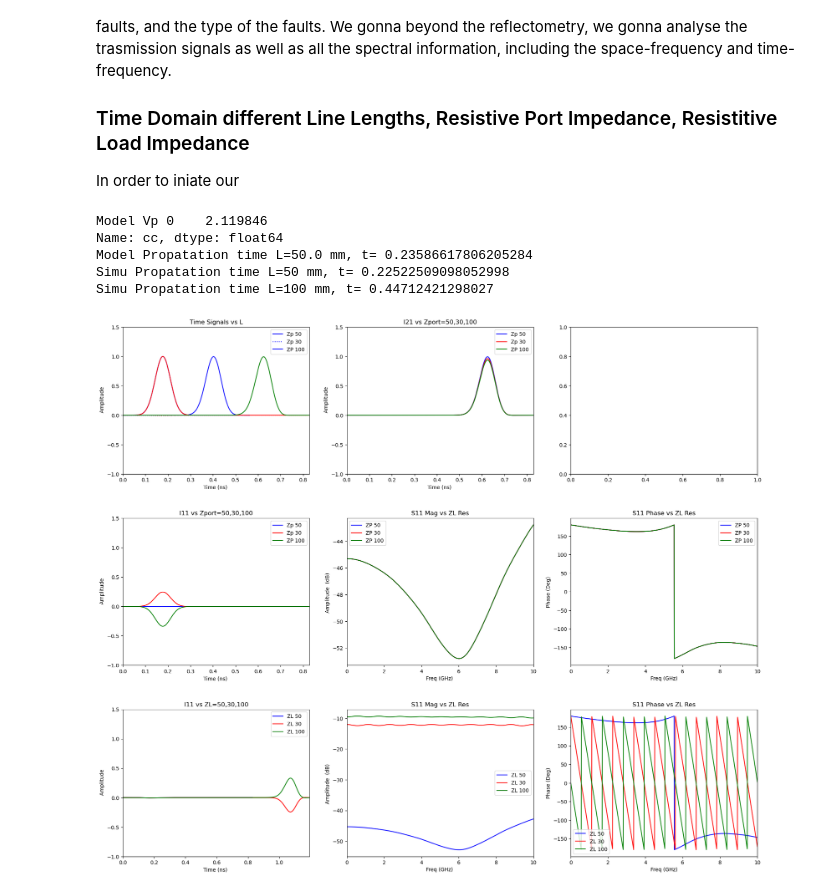
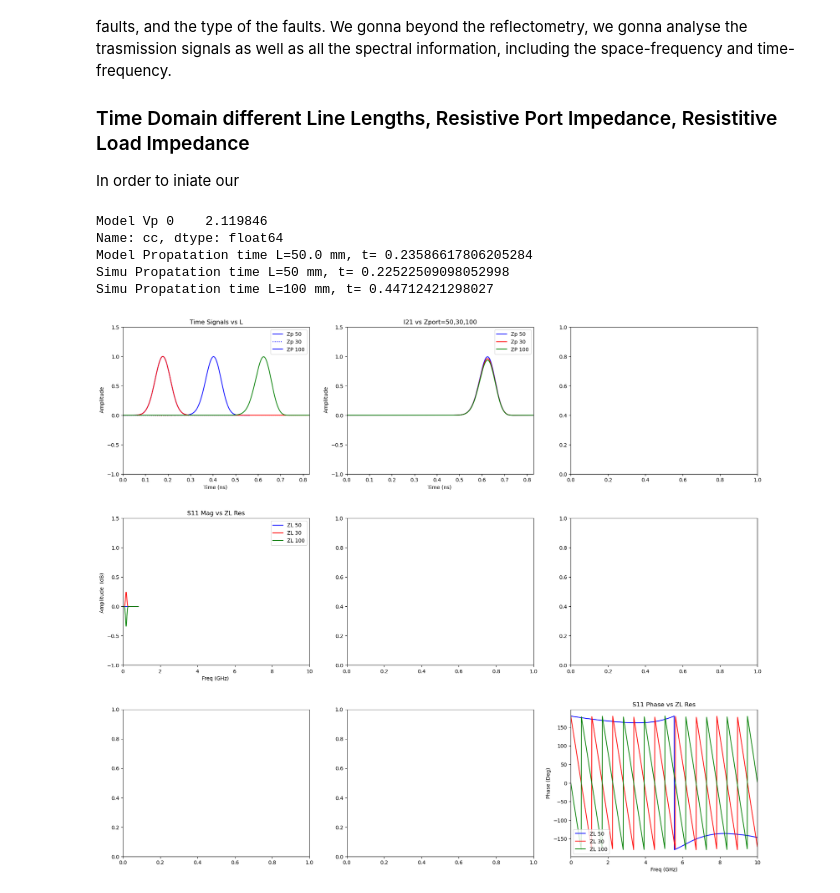
Before and after one commit to andrevsl/SpectralBook, a Jupyter notebook: ChapterAntenna.ipynb, the cells around one changed output. Saved outputs shown, nothing was run; the diff lists cells and outputs as text; code cells hidden in the pictures.

```diff
--- a/ChapterAntenna.ipynb
+++ b/ChapterAntenna.ipynb
@@ -74,14 +287,16 @@ In order to iniate our
 # TIME Domain
 from skrf.media import MLine
 import skrf as rf
-from bookfuncs.readCSTFiles import readCSTTDFiles,readCSTTDFilesZLres,readCSTSparZpZLres
-from bookfuncs.simuParams import SimuParam
-from bookfuncs.plotfunc import plot1DTparametric,plot1DS,plot1DSparametric,S1d,plot2DTparametric,plot1DSparametricUwrap,plot2DSparametricMagdB,plot2DSparametricPhase
-from bookfuncs.plotfunc import pplot2DSparametricMag
-from numpy import exp, sqrt, cos, sin, log,log10, pi,abs, angle, tanh
+import sys
+import os
+sys.path.append('H:\Meu Drive\SocieForParaOPlay')
+from SpectralBook.bookfuncs.readCSTFiles import readCSTTDFiles,readCSTTDFilesZLres,readCSTSparZpZLres
+from SpectralBook.bookfuncs.simuParams import SimuParam
+from SpectralBook.bookfuncs.plotfunc import plot1DTparametric,plot1DS,plot1DSparametric,S1d,plot2DTparametric,plot1DSparametricUwrap,plot2DSparametricMagdB,plot2DSparametricPhase
+from SpectralBook.bookfuncs.plotfunc import plot2DSparametricMag
+from numpy import exp, sqrt, cos, sin, log,log10, pi,abs, angle, tanh, loadtxt
 import numpy as np
 import matplotlib.pyplot as plt
-from numpy import loadtxt
 import warnings
 warnings.filterwarnings('ignore')
 
@@ -121,9 +336,12 @@ fig.tight_layout()
 p1=0
 p2=0
 plot2DTparametric(axt,TDL50['t']*1e-9,
-                                (p1,p2,[TDL50['t'].min(),TDL50['t'].max()],[-1,1.5],TDL50['I1'],"Time Signals vs L",'b','-'),
-                                (p1,p2,[TDL50['t'].min(),TDL50['t'].max()],[-1,1.5],TDL50['I11'],"Time Signals vs L",'b',':'),
-                                (p1,p2,[TDL50['t'].min(),TDL50['t'].max()],[-1,1.5],TDL50['I21'],"Time Signals vs L",'b','-'),
+                                (p1,p2,[TDL50['t'].min(),TDL50['t'].max()],[-1,1.5],
+                                 TDL50['I1'],"Time Signals vs L",'b','-'),
+                                (p1,p2,[TDL50['t'].min(),TDL50['t'].max()],[-1,1.5],TDL50['I11'],
+                                 "Time Signals vs L",'b',':'),
+                                (p1,p2,[TDL50['t'].min(),TDL50['t'].max()],[-1,1.5],TDL50['I21'],
+                                 "Time Signals vs L",'b','-'),
 
                 )
 plot2DTparametric(axt,TDL100['t']*1e-9,
@@ -154,79 +372,31 @@ plot2DTparametric(axt,TDL100['t']*1e-9,
 
                    )
 axt[p1,p2].legend(['Zp 50','Zp 30','ZP 100'])
 
 
-## I1 Diffents Load Impedances
-# plot2DTparametric(axt,TDL100ZLres50['t']*1e-9,
-#                                 (0,2,[TDL100ZLres50['t'].min(),TDL100ZLres50['t'].max()],[-1,1.5],TDL100ZLres50['I1'],"I1 vs Zport=50,30,100",'b','-')
-
-#                    )
-# plot2DTparametric(axt,TDL100ZLres30['t']*1e-9,
-#                                 (0,2,[TDL100ZLres30['t'].min(),TDL100ZLres30['t'].max()],[-1,1.5],TDL100ZLres30['I1'],"I1 vs Zport=50,30,100",'r','-'),
-#                                 (0,2,[TDL100ZLres100['t'].min(),TDL100ZLres100['t'].max()],[-1,1.5],TDL100ZLres100['I1'],"I1 vs Zport=50,30,100",'g','-'),
-
-#                    )
-# axt[0,2].legend(['Zp 50','Zp 30','ZP 100'])
-## I11 Diffents Load Impedances
-p1=2
-p2=0
-plot2DTparametric(axt,TDL100ZLres50['t']*1e-9,
-                                (p1,p2,[TDL100ZLres50['t'].min(),TDL100ZLres50['t'].max()],[-1,1.5],TDL100ZLres50['I11'],"I11 vs ZL=50,30,100",'b','-'),
-                   )
-plot2DTparametric(axt,TDL100ZLres30['t']*1e-9,
-                                (p1,p2,[TDL100ZLres30['t'].min(),TDL100ZLres30['t'].max()],[-1,1.5],TDL100ZLres30['I11'],"I11 vs ZL=50,30,100",'r','-'),
-                                (p1,p2,[TDL100ZLres100['t'].min(),TDL100ZLres100['t'].max()],[-1,1.5],TDL100ZLres100['I11'],"I11 vs ZL=50,30,100",'g','-'),
-
-                   )
-axt[p1,p2].legend(['ZL 50','ZL 30','ZL 100'])
-
-p1=1
-p2=1
-plot2DSparametricMagdB(axt,S_L100Zp30_rf.f, [0,10],
-                       (p1,p2,S_L100Zp50_rf.s[:,0,0],'b','-'),
-                       (p1,p2,S_L100Zp30_rf.s[:,0,0],'r','-'),
-                       (p1,p2,S_L100Zp100_rf.s[:,0,0],'g','-'),
-                )
-axt[p1,p2].set_title('S11 Mag vs ZL Res')
-axt[p1,p2].legend(['ZP 50','ZP 30','ZP 100'])
-
-p1=1
-p2=2
-
-plot2DSparametricPhase(axt,S_L100Zp30_rf.f, [0,10],
-                       (p1,p2,S_L100Zp50_rf.s[:,0,0],'b','-'),
-                       (p1,p2,S_L100Zp30_rf.s[:,0,0],'r','-'),
-                       (p1,p2,S_L100Zp100_rf.s[:,0,0],'g','-'),
-)
-axt[p1,p2].set_title('S11 Phase vs ZL Res')
-axt[p1,p2].legend(['ZP 50','ZP 30','ZP 100'])
-
-p1=2
-p2=1
-
 plot2DSparametricMagdB(axt,S_L100ZLres30_rf.f, [0,10],
                      #   (p1,p2,S_L100Zp50_rf.s[:,0,0],'m','-'),
                        (p1,p2,S_L100ZLres50_rf.s[:,0,0],'b','-'),
                        (p1,p2,S_L100ZLres30_rf.s[:,0,0],'r','-'),
                        (p1,p2,S_L100ZLres100_rf.s[:,0,0],'g','-'),
                 )
 axt[p1,p2].set_title('S11 Mag vs ZL Res')
 axt[p1,p2].legend(['ZL 50','ZL 30','ZL 100'])
 
 p1=2
 p2=2
 plot2DSparametricPhase(axt,S_L100ZLres30_rf.f, [0,10],
                        (p1,p2,S_L100ZLres50_rf.s[:,0,0],'b','-'),
                        (p1,p2,S_L100ZLres30_rf.s[:,0,0],'r','-'),
                        (p1,p2,S_L100ZLres100_rf.s[:,0,0],'g','-'),
                 )
 axt[p1,p2].set_title('S11 Phase vs ZL Res')
 axt[p1,p2].legend(['ZL 50','ZL 30','ZL 100'])
 plt.subplots_adjust(wspace=0.2, hspace=0.3)
 # %% [output]
 Model Vp 0    2.119846
 Name: cc, dtype: float64
 Model Propatation time L=50.0 mm, t= 0.23586617806205284
 Simu Propatation time L=50 mm, t= 0.22522509098052998
 Simu Propatation time L=100 mm, t= 0.44712421298027
-[figure, old version]
+[figure, new version]
```
Also changed, not shown: parts of 14 cells of this notebook, 4 other files.
